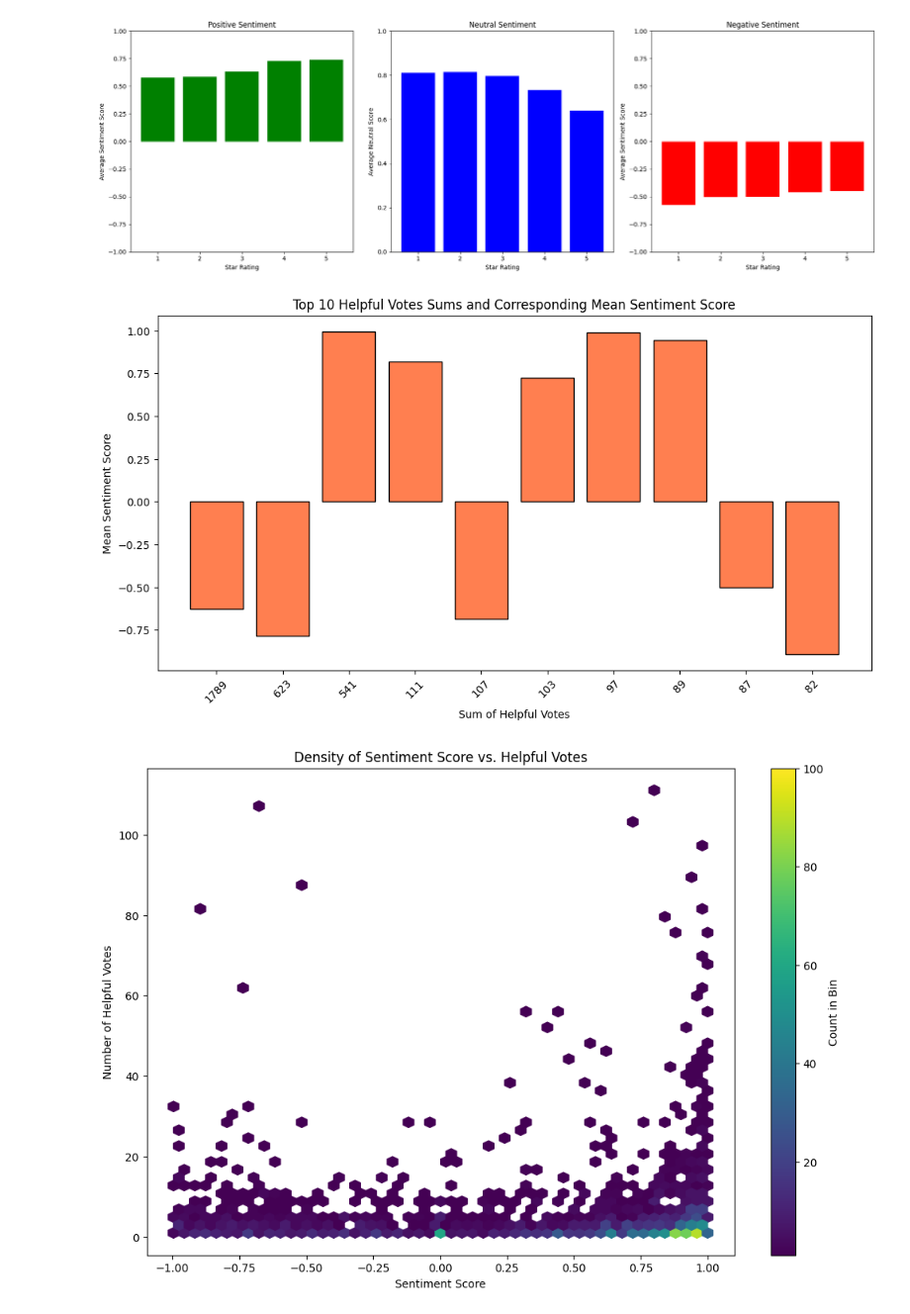
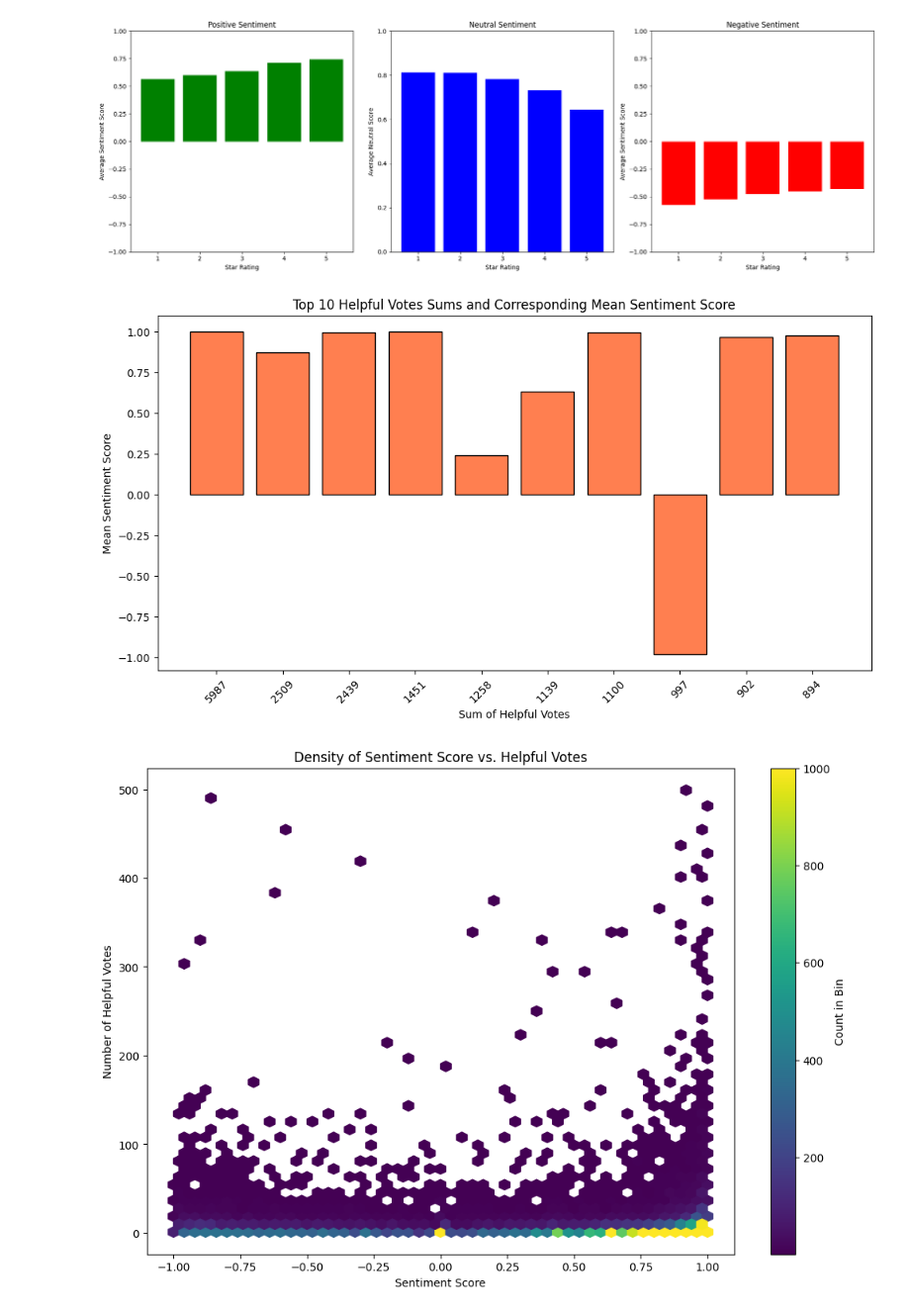
Before and after one commit to ochesanum/Analyse-Amazon-Customer-Reviews, a Jupyter notebook: amazon.ipynb, the cells around one changed output. Shown: that part at 99% size. Cells and saved outputs as stored; diff of their text form; code cells hidden in the pictures.

```diff
--- a/amazon.ipynb
+++ b/amazon.ipynb
@@ -3,7 +3,7 @@ from pyspark.sql import SparkSession
 from pyspark.sql.functions import col,mean, count
 from pyspark.sql.types import *
 # %%
-data_path = "./data/"
+data_path = "/home/ubuntu/data/"
 review_file_mapping = {"giftcards":"amazon_reviews_us_Gift_Card_v1_00.tsv",
                        "personal_care_appliances": "amazon_reviews_us_Personal_Care_Appliances_v1_00.tsv",
                        "mobile_electronics": "amazon_reviews_us_Mobile_Electronics_v1_00.tsv",
@@ -13,4 +13,7 @@ review_file_mapping = {"giftcards":"amazon_reviews_us_Gift_Card_v1_00.tsv",
 
 spark = SparkSession.builder \
     .appName("Analyse Reviews") \
+    .config("spark.executor.memory","2g") \
+    .config("spark.executor.cores","1") \
+    .master("spark://master:7077") \
     .getOrCreate()
@@ -34,7 +41,7 @@ schema = StructType([
 ])
 df = spark.createDataFrame([], schema)
 for file in review_file_mapping:
-    file_df = spark.read.csv(data_path + review_file_mapping[file], schema=schema, sep="\t", header=True).sample(fraction=0.01)
+    file_df = spark.read.csv(data_path + review_file_mapping[file], schema=schema, sep="\t", header=True).sample(fraction=0.2)
     df = df.union(file_df)
 #file_path = data_path + review_file_mapping["giftcards"]
 #df = spark.read.csv(file_path, schema=schema, sep="\t", header=True)
@@ -338,21 +419,21 @@ plt.ylabel('Mean Sentiment Score')
 plt.xticks(rotation=45)
 plt.show()
 # %% [output]
-[figure, old version]
+[figure, new version]
 # %%
 median_sentiment = pdf['sentiment_score'].median()
 std_dev_sentiment = pdf['sentiment_score'].std()
 median_helpful_votes = pdf['helpful_votes'].median()
 std_dev_helpful_votes = pdf['helpful_votes'].std()
 
 filtered_pdf = pdf[(pdf['helpful_votes'] >= 1) & (pdf['helpful_votes'] <= 500)]
 
 plt.figure(figsize=(12, 8))
-plt.hexbin(filtered_pdf['sentiment_score'], filtered_pdf['helpful_votes'], gridsize=50, cmap='viridis', mincnt=1,vmax=100)
+plt.hexbin(filtered_pdf['sentiment_score'], filtered_pdf['helpful_votes'], gridsize=50, cmap='viridis', mincnt=1,vmax=1000)
 plt.colorbar(label='Count in Bin')
 plt.title('Density of Sentiment Score vs. Helpful Votes')
 plt.xlabel('Sentiment Score')
 plt.ylabel('Number of Helpful Votes')
 plt.show()
 # %% [output]
-[figure, old version]
+[figure, new version]
```
Also changed, not shown: parts of 33 cells of this notebook, 1 other file.
